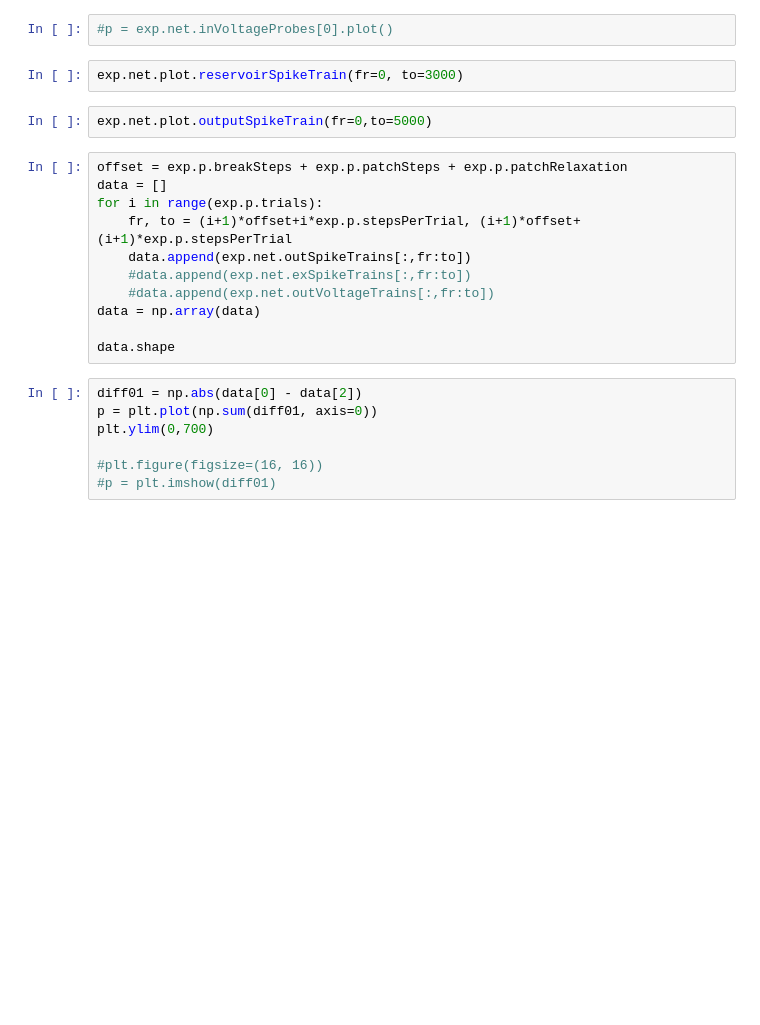
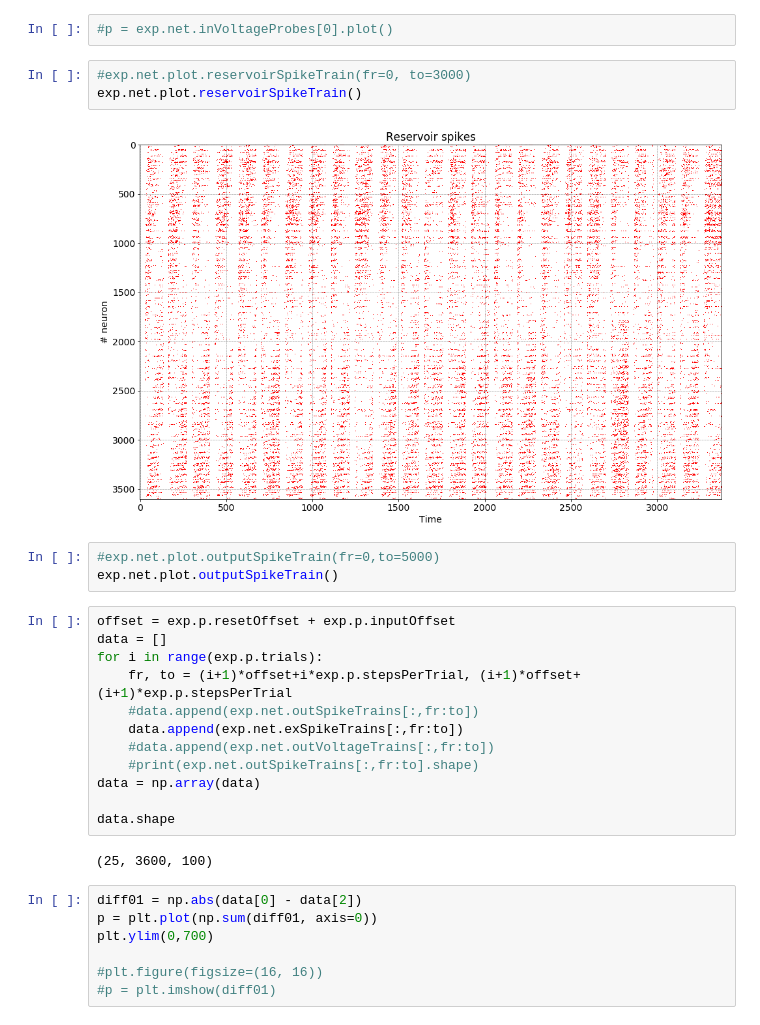
Before and after one commit to sagacitysite/pelenet, a Jupyter notebook: readout-learning.ipynb, the cells around one changed output. Cells and saved outputs as stored; diff of their text form; blank space fills up the shorter version.

```diff
--- a/readout-learning.ipynb
+++ b/readout-learning.ipynb
@@ -34,20 +57,27 @@ exp.net.plot.landscape()
 # %%
 #p = exp.net.inVoltageProbes[0].plot()
 # %%
-exp.net.plot.reservoirSpikeTrain(fr=0, to=3000)
+#exp.net.plot.reservoirSpikeTrain(fr=0, to=3000)
+exp.net.plot.reservoirSpikeTrain()
+# %% [output]
+[figure, added]
 # %%
-exp.net.plot.outputSpikeTrain(fr=0,to=5000)
+#exp.net.plot.outputSpikeTrain(fr=0,to=5000)
+exp.net.plot.outputSpikeTrain()
 # %%
-offset = exp.p.breakSteps + exp.p.patchSteps + exp.p.patchRelaxation
+offset = exp.p.resetOffset + exp.p.inputOffset
 data = []
 for i in range(exp.p.trials):
     fr, to = (i+1)*offset+i*exp.p.stepsPerTrial, (i+1)*offset+(i+1)*exp.p.stepsPerTrial
-    data.append(exp.net.outSpikeTrains[:,fr:to])
-    #data.append(exp.net.exSpikeTrains[:,fr:to])
+    #data.append(exp.net.outSpikeTrains[:,fr:to])
+    data.append(exp.net.exSpikeTrains[:,fr:to])
     #data.append(exp.net.outVoltageTrains[:,fr:to])
+    #print(exp.net.outSpikeTrains[:,fr:to].shape)
 data = np.array(data)
 
 data.shape
+# %% [output]
+(25, 3600, 100)
 # %%
 diff01 = np.abs(data[0] - data[2])
 p = plt.plot(np.sum(diff01, axis=0))
```
Also changed, not shown: parts of 7 cells of this notebook, 11 other files.
